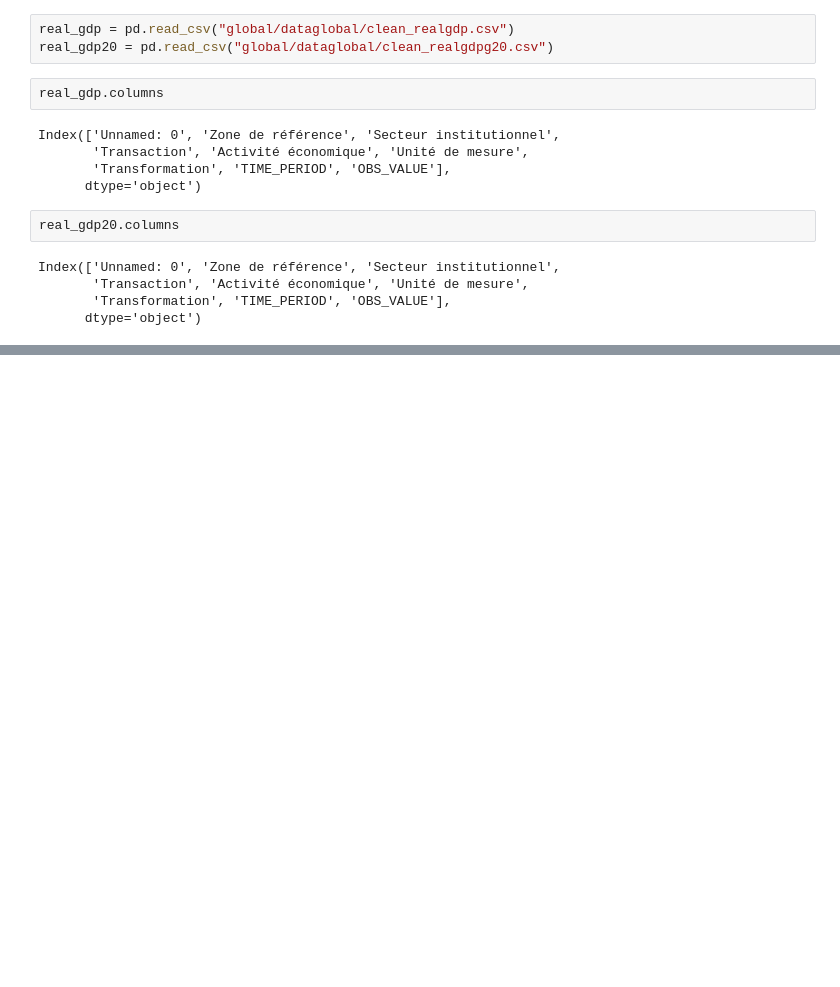
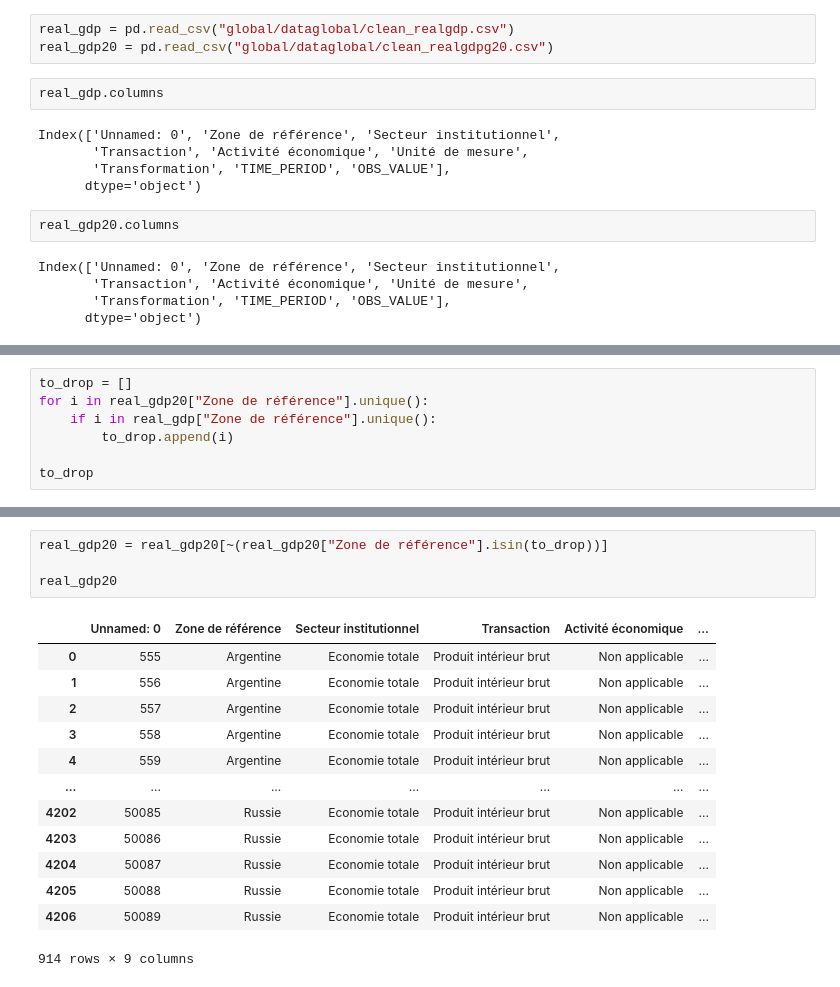
Before and after one commit to ManuelaBarreto/Practice_Project, a Jupyter notebook: visualizationbrenda.ipynb, the cells around one changed output, grey strips where cells are left out. Drawn from its saved outputs; the diff is of its cells as text; blank space fills up the shorter version.

```diff
--- a/visualizationbrenda.ipynb
+++ b/visualizationbrenda.ipynb
@@ -85,0 +73,7 @@ Index(['Unnamed: 0', 'Zone de référence', 'Secteur institutionnel',
+# %%
+to_drop = []
+for i in real_gdp20["Zone de référence"].unique():
+    if i in real_gdp["Zone de référence"].unique():
+        to_drop.append(i)
+
+to_drop
@@ -86,2 +99,20 @@ Index(['Unnamed: 0', 'Zone de référence', 'Secteur institutionnel',
+# %%
+real_gdp20 = real_gdp20[~(real_gdp20["Zone de référence"].isin(to_drop))]
+
+real_gdp20
+# %% [output]
+|  | Unnamed: 0 | Zone de référence | Secteur institutionnel | Transaction | Activité économique | ... |
+| 0 | 555 | Argentine | Economie totale | Produit intérieur brut | Non applicable | ... |
+| 1 | 556 | Argentine | Economie totale | Produit intérieur brut | Non applicable | ... |
+| 2 | 557 | Argentine | Economie totale | Produit intérieur brut | Non applicable | ... |
+| 3 | 558 | Argentine | Economie totale | Produit intérieur brut | Non applicable | ... |
+| 4 | 559 | Argentine | Economie totale | Produit intérieur brut | Non applicable | ... |
+| ... | ... | ... | ... | ... | ... | ... |
+| 4202 | 50085 | Russie | Economie totale | Produit intérieur brut | Non applicable | ... |
+| 4203 | 50086 | Russie | Economie totale | Produit intérieur brut | Non applicable | ... |
+| 4204 | 50087 | Russie | Economie totale | Produit intérieur brut | Non applicable | ... |
+| 4205 | 50088 | Russie | Economie totale | Produit intérieur brut | Non applicable | ... |
+| 4206 | 50089 | Russie | Economie totale | Produit intérieur brut | Non applicable | ... |
+914 rows × 9 columns
 # %%
 gdps = [real_gdp, real_gdp20]
```
Also changed, not shown: parts of 22 cells of this notebook, 3 other files.
